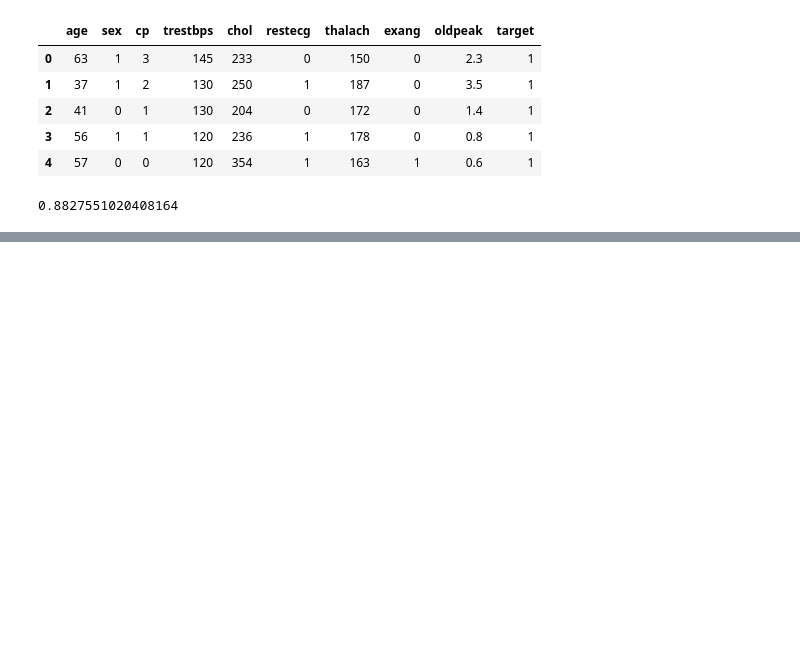
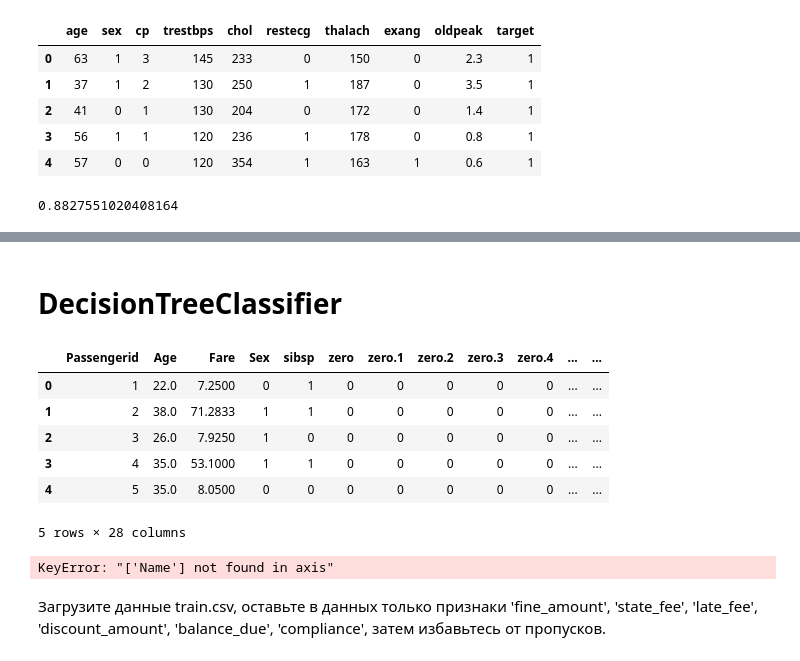
Before and after one commit to aar44i/DataScience, a Jupyter notebook: SkillFactory/16 Классификация, валидация, оценка модели.ipynb, the cells around one changed output, grey strips where cells are left out. Drawn from its saved outputs; the diff is of its cells as text; code cells hidden in the pictures; blank space fills up the shorter version.

```diff
--- a/SkillFactory/16 Классификация, валидация, оценка модели.ipynb
+++ b/SkillFactory/16 Классификация, валидация, оценка модели.ipynb
@@ -732,0 +735,27 @@ print(cross_val_score(model_k,  X_train, Y_train, cv=kf, scoring='roc_auc'))
+# %% [markdown]
+# DecisionTreeClassifier
+# %%
+from sklearn.tree import DecisionTreeClassifier
+import pandas as pd
+titanic = pd.read_csv('titanic.csv')
+titanic.head()
+# %% [output]
+|  | Passengerid | Age | Fare | Sex | sibsp | zero | zero.1 | zero.2 | zero.3 | zero.4 | ... | ... |
+| 0 | 1 | 22.0 | 7.2500 | 0 | 1 | 0 | 0 | 0 | 0 | 0 | ... | ... |
+| 1 | 2 | 38.0 | 71.2833 | 1 | 1 | 0 | 0 | 0 | 0 | 0 | ... | ... |
+| 2 | 3 | 26.0 | 7.9250 | 1 | 0 | 0 | 0 | 0 | 0 | 0 | ... | ... |
+| 3 | 4 | 35.0 | 53.1000 | 1 | 1 | 0 | 0 | 0 | 0 | 0 | ... | ... |
+| 4 | 5 | 35.0 | 8.0500 | 0 | 0 | 0 | 0 | 0 | 0 | 0 | ... | ... |
+5 rows × 28 columns
+# %%
+# Заменить категориальный признак "Sex" на два признака "female" и "male" с бинарными значениями
+sex_dummies = pd.get_dummies(titanic['Sex'])
+titanic = titanic.drop('Sex', axis=1).join(sex_dummies)
+# Отбросить имя человека из выборки
+titanic = titanic.drop('Name', axis=1)
+# Отделим target от признаков
+X, y = titanic.iloc[:, 1:], titanic.iloc[:, 0]
+# %% [output]
+KeyError: "['Name'] not found in axis"
+# %% [markdown]
+Загрузите данные train.csv, оставьте в данных только признаки 'fine_amount', 'state_fee', 'late_fee', 'discount_amount', 'balance_due', 'compliance', затем избавьтесь от пропусков.
```
Also changed, not shown: parts of 8 cells of this notebook, 2 other files.
